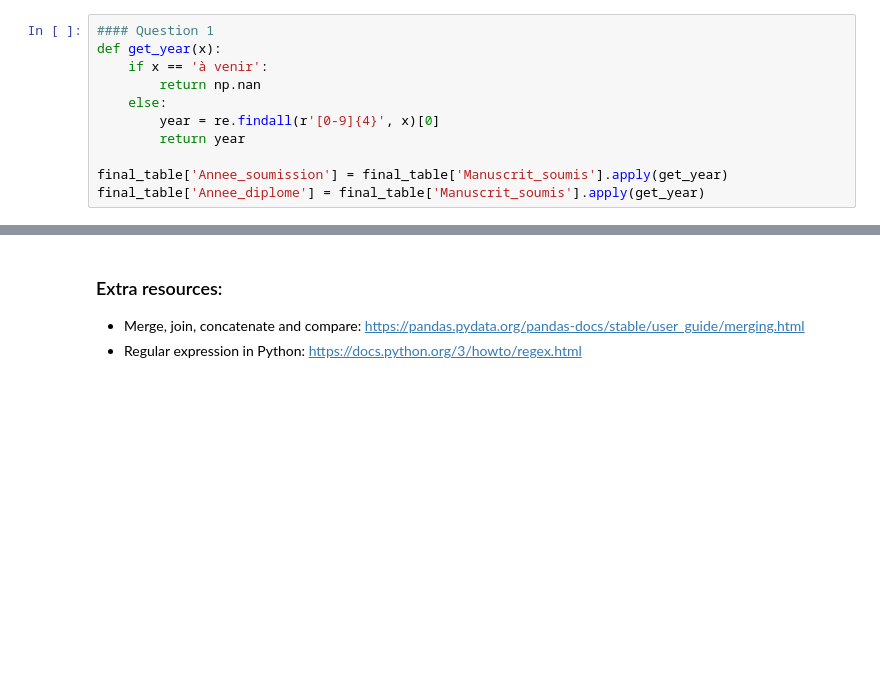
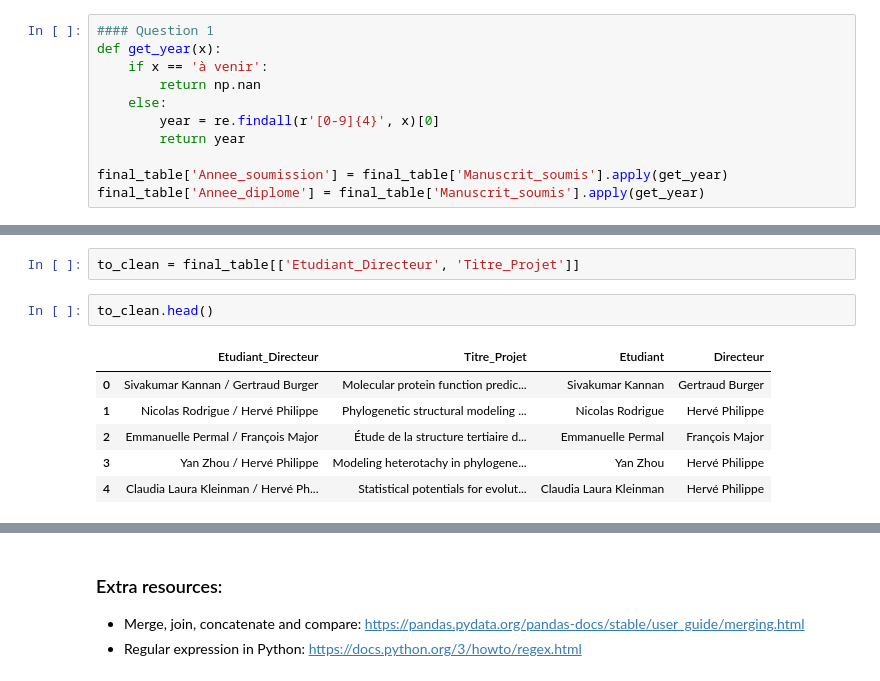
Before and after one commit to ladyson1806/AEBINUM, a Jupyter notebook: datatrek_2021/Data_Processing_Python_correction.ipynb, the cells around one changed output, grey strips where cells are left out. Saved outputs shown, nothing was run; the diff lists cells and outputs as text; blank space fills up the shorter version.

```diff
--- a/datatrek_2021/Data_Processing_Python_correction.ipynb
+++ b/datatrek_2021/Data_Processing_Python_correction.ipynb
@@ -703,0 +737,11 @@ plt.show()
+# %%
+to_clean = final_table[['Etudiant_Directeur', 'Titre_Projet']]
+# %%
+to_clean.head()
+# %% [output]
+|  | Etudiant_Directeur | Titre_Projet | Etudiant | Directeur |
+| 0 | Sivakumar Kannan / Gertraud Burger | Molecular protein function predic... | Sivakumar Kannan | Gertraud Burger |
+| 1 | Nicolas Rodrigue / Hervé Philippe | Phylogenetic structural modeling ... | Nicolas Rodrigue | Hervé Philippe |
+| 2 | Emmanuelle Permal / François Major | Étude de la structure tertiaire d... | Emmanuelle Permal | François Major |
+| 3 | Yan Zhou / Hervé Philippe | Modeling heterotachy in phylogene... | Yan Zhou | Hervé Philippe |
+| 4 | Claudia Laura Kleinman / Hervé Ph... | Statistical potentials for evolut... | Claudia Laura Kleinman | Hervé Philippe |
```
Also changed, not shown: parts of 14 cells of this notebook.
